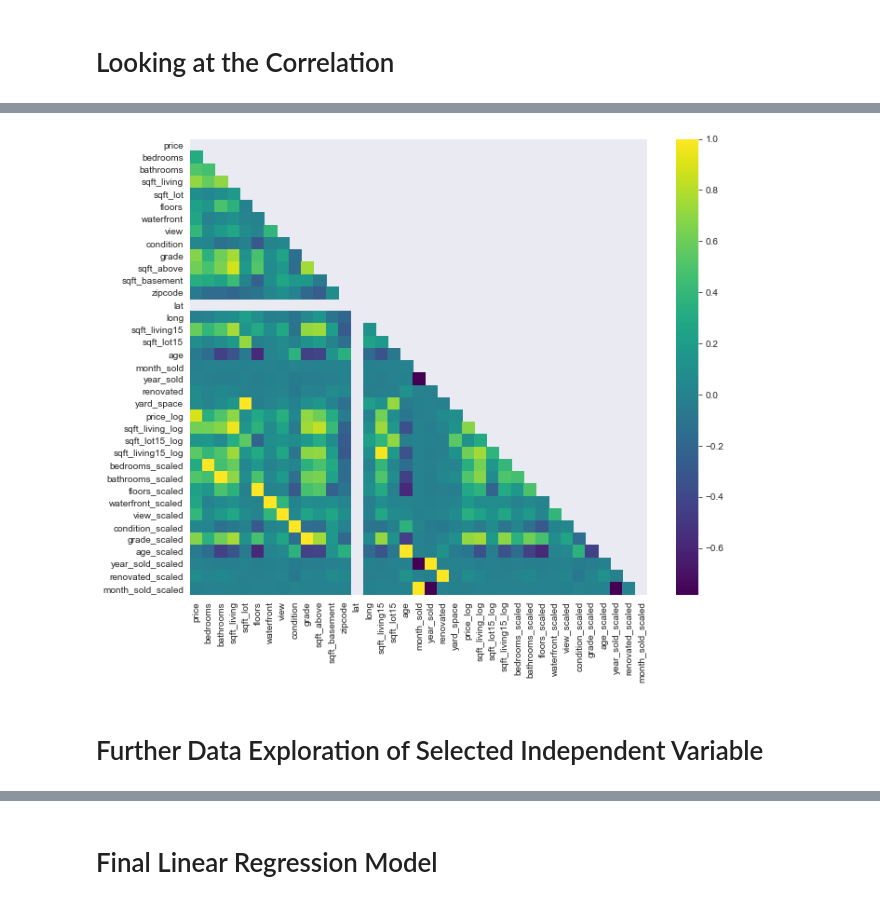
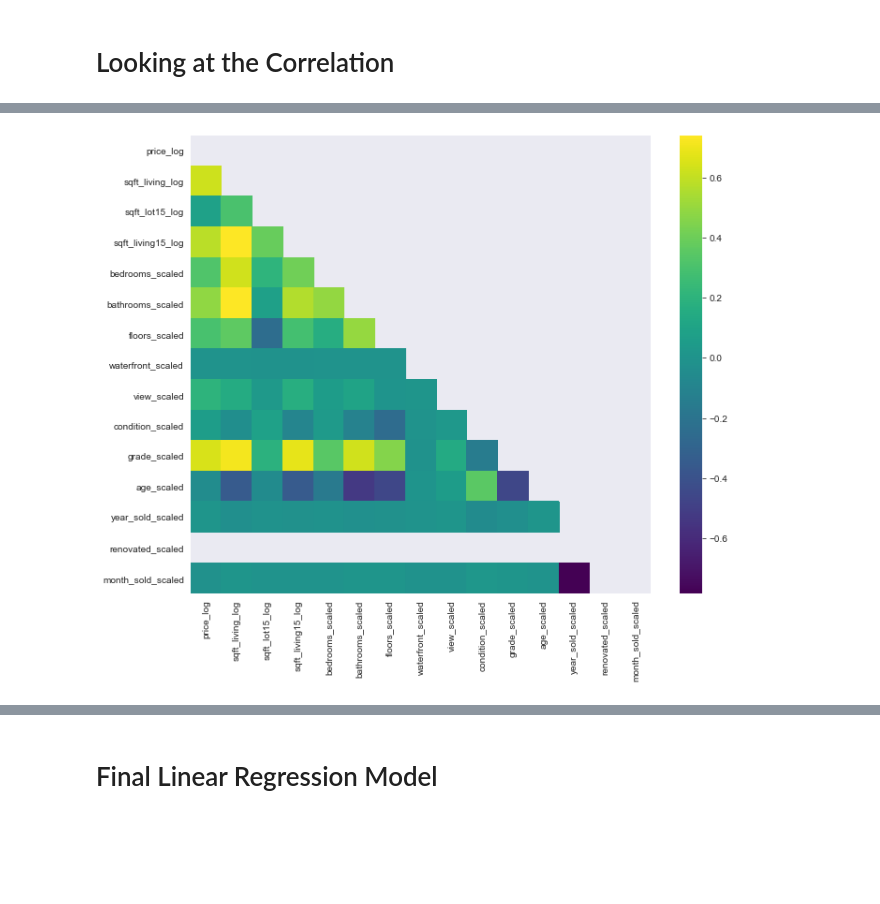
Before and after one commit to SamuelRahwa/King_County_Multiple_Linear_Regression, a Jupyter notebook: King_County_Housing_Pricing_Multiple_Linear_Regression.ipynb, the cells around one changed output, grey strips where cells are left out. Cells and saved outputs as stored; diff of their text form; code cells hidden in the pictures; blank space fills up the shorter version.

```diff
--- a/King_County_Housing_Pricing_Multiple_Linear_Regression.ipynb
+++ b/King_County_Housing_Pricing_Multiple_Linear_Regression.ipynb
@@ -153,8 +161,3 @@ data['view'] = data['view'].astype(int)
-# %%
-data['sqft_basement'] = data['sqft_basement'].astype(int)
-data['yr_renovated'] = data['yr_renovated'].astype(int)
-data['lat'] = data['lat'].astype(int)
-data['long'] = data['long'].astype(int)
 # %%
 data.dtypes
 # %% [output]
@@ -191,8 +214,5 @@ data.head()
 # %% [markdown]
 # Feature Engineering
-# %%
-data['age'] = 2021 - data.yr_built
-data = data.drop(columns=['yr_built'], axis=1)
 # %%
 #Convert date column to 2 separate columns for month and year
 date = data['date'].str.split('/', expand=True)
@@ -200,6 +220,9 @@ data['month_sold'] = date[0].astype('int64')
 data['year_sold'] = date[2].astype('int64')
 #Drop original date column
 data.drop(columns=['date'], axis=1, inplace=True)
+# %%
+data['age'] = data.year_sold - data.yr_built
+data = data.drop(columns=['yr_built'], axis=1)
 # %%
 # Let's change yr_renovated to a binary column? Since it's not manadatory to have renovated your home
 
@@ -279,6 +306,6 @@ model1.head()
 # %% [markdown]
 # Looking at the Correlation
 # %%
-data_corr = data.corr()
-data_corr
+model1_corr = model1.corr()
+model1_corr
 # %% [output]
@@ -303,12 +328,10 @@ data_corr
 # %%
-mask = np.triu(np.ones_like(data_corr, dtype=np.bool))
+mask = np.triu(np.ones_like(model1_corr, dtype=np.bool))
 
 fig1, ax1 = plt.subplots(figsize=(11, 9))
-sns.heatmap(data_corr, mask=mask, ax=ax1, cmap="viridis");
+sns.heatmap(model1_corr, mask=mask, ax=ax1, cmap="viridis");
 # %% [output]
-[figure, old version]
+[figure, new version]
-# %% [markdown]
-# Further Data Exploration of Selected Independent Variable
 # %%
 model1.hist(figsize  = [20, 10]);
 # %% [output]
```
Also changed, not shown: parts of 35 cells of this notebook, 2 other files.
